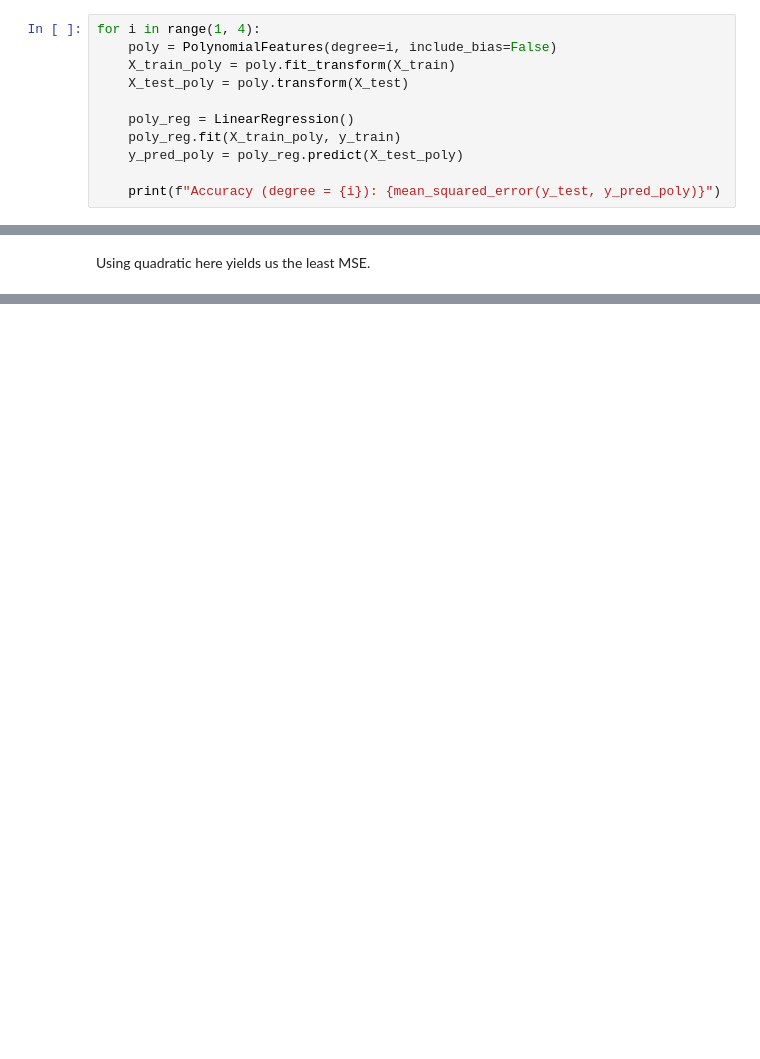
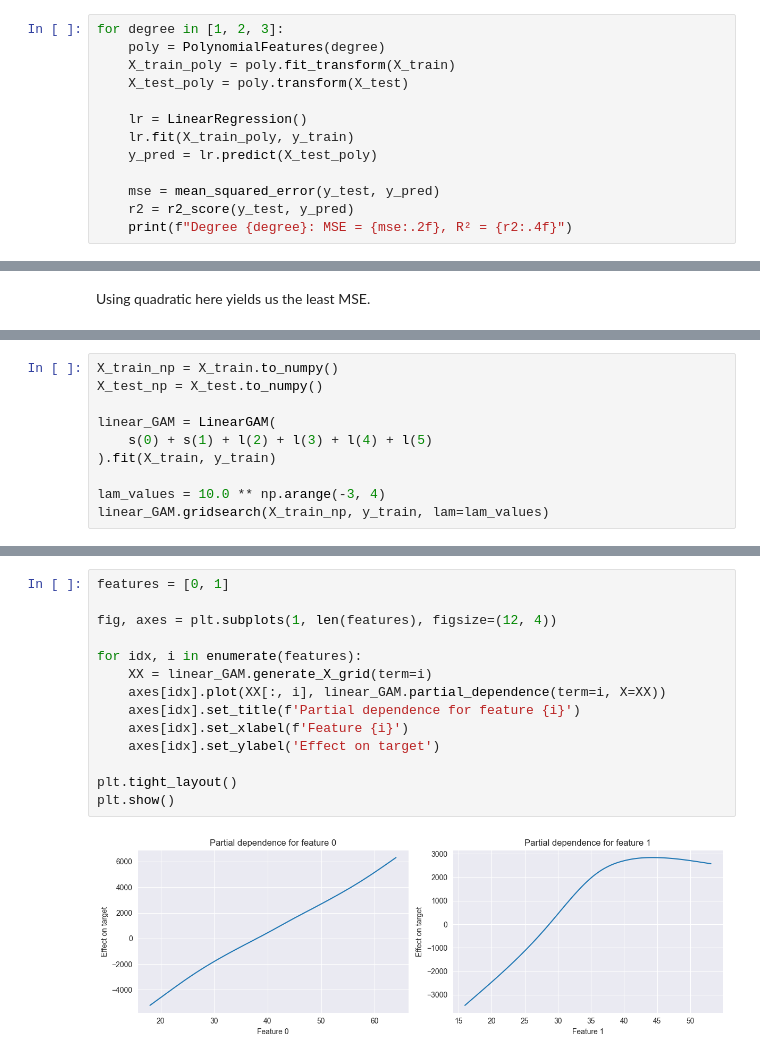
Before and after one commit to yashdeshpandex1/Smoothing_Splines_on_Medical_cost_data, a Jupyter notebook: medical_cost.ipynb, the cells around one changed output, grey strips where cells are left out. Drawn from its saved outputs; the diff is of its cells as text; blank space fills up the shorter version.

```diff
--- a/medical_cost.ipynb
+++ b/medical_cost.ipynb
@@ -215,14 +232,16 @@ X_train, X_test, y_train, y_test = train_test_split(
 # %% [markdown]
 ### Polynomial Regression
 # %%
-for i in range(1, 4):
-    poly = PolynomialFeatures(degree=i, include_bias=False)
+for degree in [1, 2, 3]:
+    poly = PolynomialFeatures(degree)
     X_train_poly = poly.fit_transform(X_train)
     X_test_poly = poly.transform(X_test)
 
-    poly_reg = LinearRegression()
-    poly_reg.fit(X_train_poly, y_train)
-    y_pred_poly = poly_reg.predict(X_test_poly)
+    lr = LinearRegression()
+    lr.fit(X_train_poly, y_train)
+    y_pred = lr.predict(X_test_poly)
 
-    print(f"Accuracy (degree = {i}): {mean_squared_error(y_test, y_pred_poly)}")
+    mse = mean_squared_error(y_test, y_pred)
+    r2 = r2_score(y_test, y_pred)
+    print(f"Degree {degree}: MSE = {mse:.2f}, R² = {r2:.4f}")
 # %% [output]
@@ -233,0 +286,10 @@ Using quadratic here yields us the least MSE.
+# %%
+X_train_np = X_train.to_numpy()
+X_test_np = X_test.to_numpy()
+
+linear_GAM = LinearGAM(
+    s(0) + s(1) + l(2) + l(3) + l(4) + l(5)
+).fit(X_train, y_train)
+
+lam_values = 10.0 ** np.arange(-3, 4)
+linear_GAM.gridsearch(X_train_np, y_train, lam=lam_values)
@@ -233,0 +306,16 @@ Using quadratic here yields us the least MSE.
+# %%
+features = [0, 1]
+
+fig, axes = plt.subplots(1, len(features), figsize=(12, 4))
+
+for idx, i in enumerate(features):
+    XX = linear_GAM.generate_X_grid(term=i)
+    axes[idx].plot(XX[:, i], linear_GAM.partial_dependence(term=i, X=XX))
+    axes[idx].set_title(f'Partial dependence for feature {i}')
+    axes[idx].set_xlabel(f'Feature {i}')
+    axes[idx].set_ylabel('Effect on target')
+
+plt.tight_layout()
+plt.show()
+# %% [output]
+[figure, added]
```
Also changed, not shown: parts of 11 cells of this notebook.
